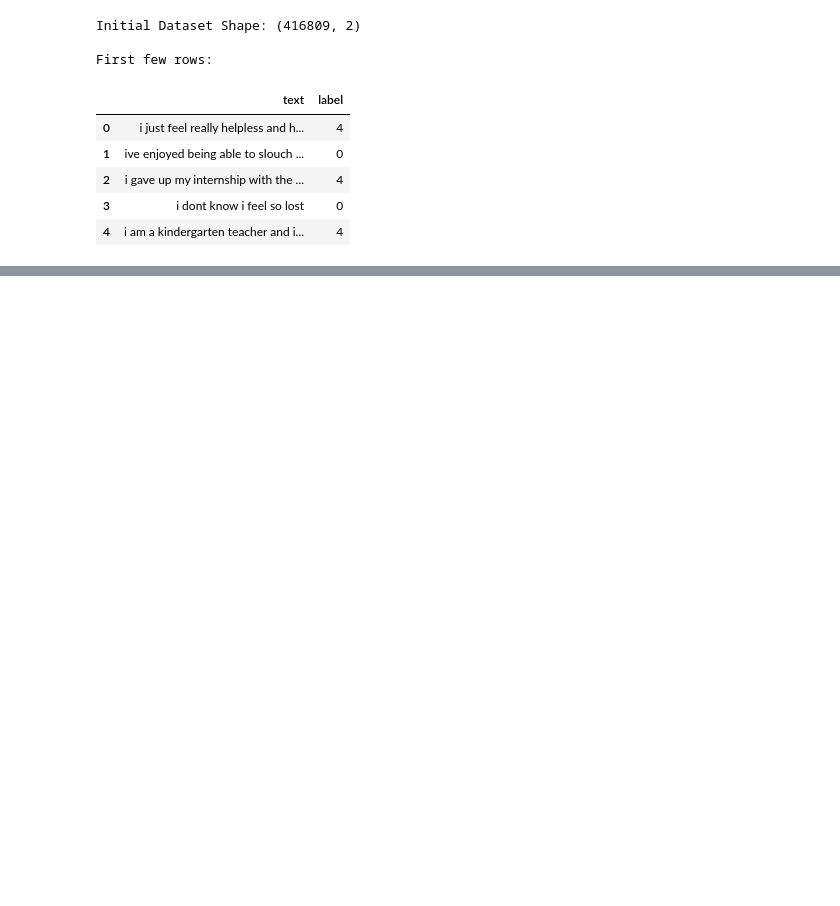
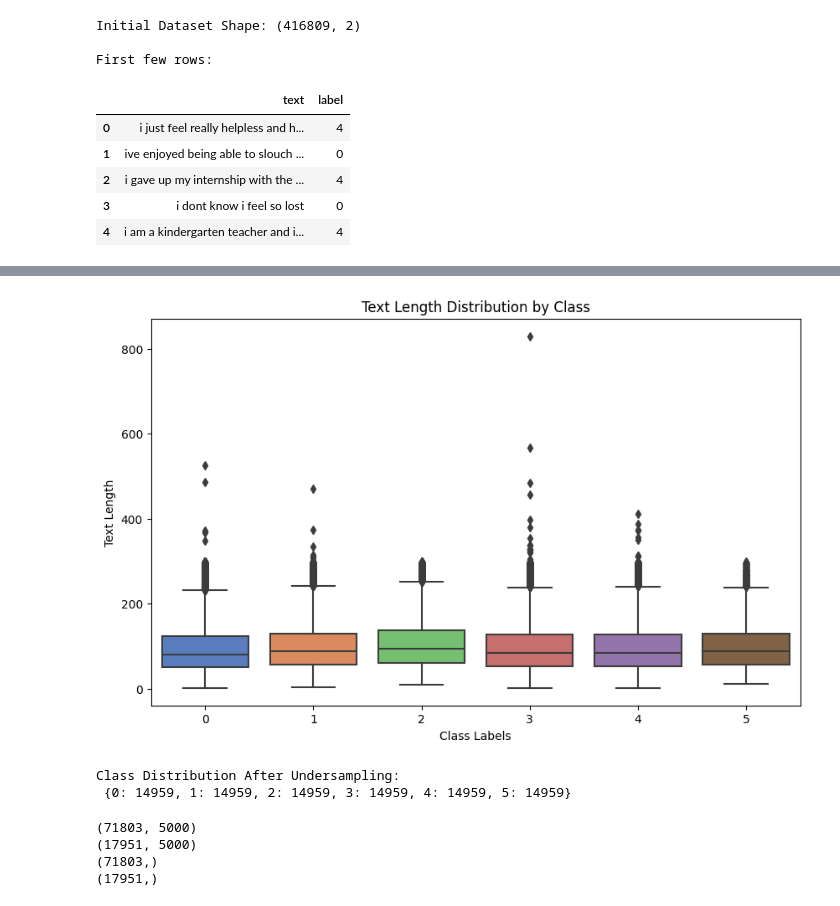
Before and after one commit to yjia28tan/MachineLearningCW, a Jupyter notebook: Classification/Emotion_Classification.ipynb, the cells around one changed output, grey strips where cells are left out. Saved outputs shown, nothing was run; the diff lists cells and outputs as text; code cells hidden in the pictures; blank space fills up the shorter version.

```diff
--- a/Classification/Emotion_Classification.ipynb
+++ b/Classification/Emotion_Classification.ipynb
@@ -44,0 +86,13 @@ Name: label, dtype: int64
+# %%
+# Analyze text length
+df['text_length'] = df['text'].apply(len)
+
+# Plot text length distribution per class
+plt.figure(figsize=(10, 6))
+sns.boxplot(x='label', y='text_length', data=df, palette="muted")
+plt.title("Text Length Distribution by Class")
+plt.xlabel("Class Labels")
+plt.ylabel("Text Length")
+plt.show()
+# %% [output]
+[figure, added]
@@ -45,4 +110,20 @@ Name: label, dtype: int64
+# %%
+# New class distribution
+unique, counts = np.unique(y_resampled, return_counts=True)
+print("\nClass Distribution After Undersampling:\n", dict(zip(unique, counts)))
+# %% [output]
+Class Distribution After Undersampling:
+ {0: 14959, 1: 14959, 2: 14959, 3: 14959, 4: 14959, 5: 14959}
 # %%
+# Train-test split
+X_train, X_test, y_train, y_test = train_test_split(X_resampled, y_resampled, test_size=0.2, random_state=42)
 
-X = df['text']
-y = df['label']
+print(X_train.shape)
+print(X_test.shape)
+print(y_train.shape)
+print(y_test.shape)
+# %% [output]
+(71803, 5000)
+(17951, 5000)
+(71803,)
+(17951,)
```
Also changed, not shown: parts of 14 cells of this notebook.
